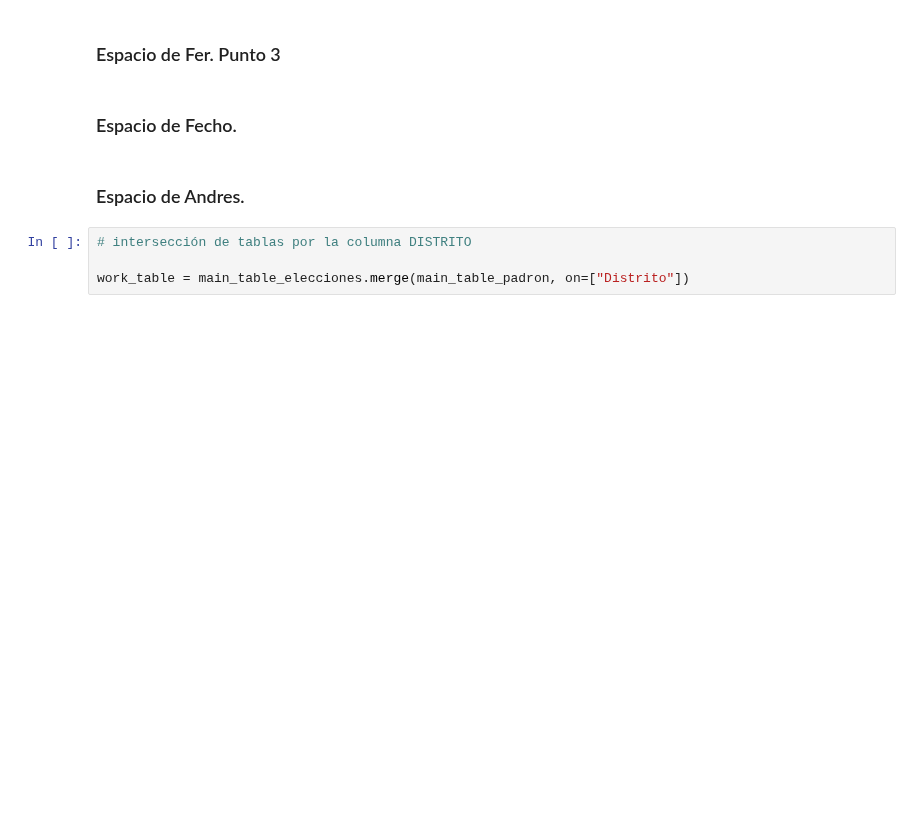
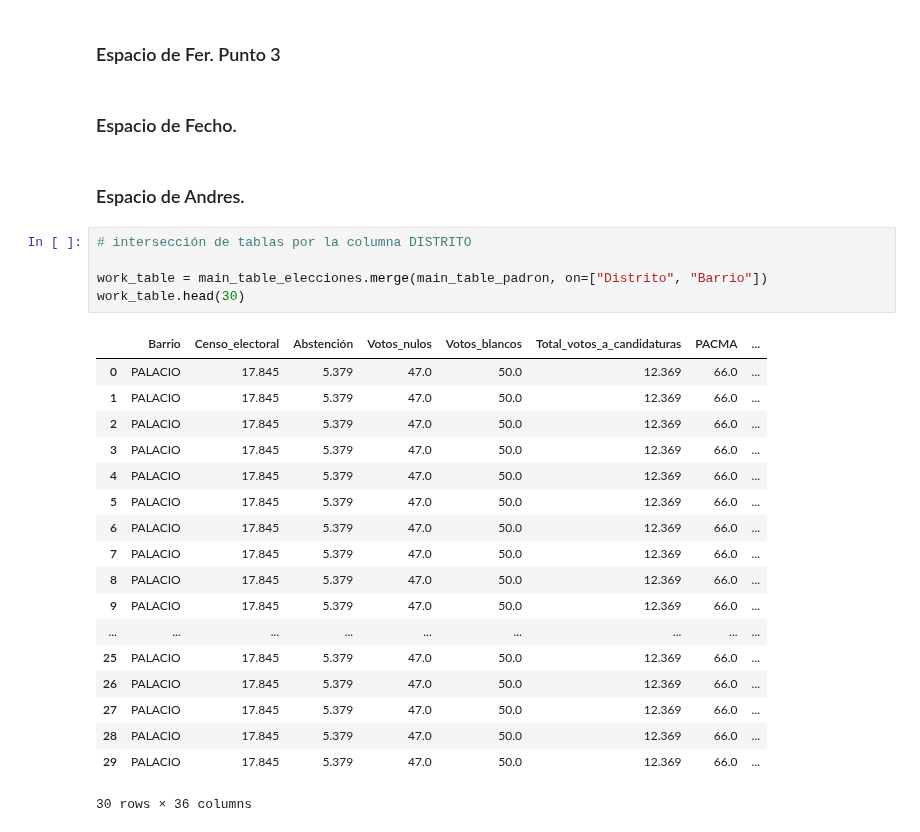
Before and after one commit to InmaLatorre/G3_ProyectoPython, a Jupyter notebook: MAIN.ipynb, the cells around one changed output. Saved outputs shown, nothing was run; the diff lists cells and outputs as text; blank space fills up the shorter version.

```diff
--- a/MAIN.ipynb
+++ b/MAIN.ipynb
@@ -139,7 +139,27 @@ print(vector_districos_padron)
 # %%
 # intersección de tablas por la columna DISTRITO
 
-work_table = main_table_elecciones.merge(main_table_padron, on=["Distrito"])
+work_table = main_table_elecciones.merge(main_table_padron, on=["Distrito", "Barrio"])
+work_table.head(30)
+# %% [output]
+|  | Barrio | Censo_electoral | Abstención | Votos_nulos | Votos_blancos | Total_votos_a_candidaturas | PACMA | ... |
+| 0 | PALACIO | 17.845 | 5.379 | 47.0 | 50.0 | 12.369 | 66.0 | ... |
+| 1 | PALACIO | 17.845 | 5.379 | 47.0 | 50.0 | 12.369 | 66.0 | ... |
+| 2 | PALACIO | 17.845 | 5.379 | 47.0 | 50.0 | 12.369 | 66.0 | ... |
+| 3 | PALACIO | 17.845 | 5.379 | 47.0 | 50.0 | 12.369 | 66.0 | ... |
+| 4 | PALACIO | 17.845 | 5.379 | 47.0 | 50.0 | 12.369 | 66.0 | ... |
+| 5 | PALACIO | 17.845 | 5.379 | 47.0 | 50.0 | 12.369 | 66.0 | ... |
+| 6 | PALACIO | 17.845 | 5.379 | 47.0 | 50.0 | 12.369 | 66.0 | ... |
+| 7 | PALACIO | 17.845 | 5.379 | 47.0 | 50.0 | 12.369 | 66.0 | ... |
+| 8 | PALACIO | 17.845 | 5.379 | 47.0 | 50.0 | 12.369 | 66.0 | ... |
+| 9 | PALACIO | 17.845 | 5.379 | 47.0 | 50.0 | 12.369 | 66.0 | ... |
+| ... | ... | ... | ... | ... | ... | ... | ... | ... |
+| 25 | PALACIO | 17.845 | 5.379 | 47.0 | 50.0 | 12.369 | 66.0 | ... |
+| 26 | PALACIO | 17.845 | 5.379 | 47.0 | 50.0 | 12.369 | 66.0 | ... |
+| 27 | PALACIO | 17.845 | 5.379 | 47.0 | 50.0 | 12.369 | 66.0 | ... |
+| 28 | PALACIO | 17.845 | 5.379 | 47.0 | 50.0 | 12.369 | 66.0 | ... |
+| 29 | PALACIO | 17.845 | 5.379 | 47.0 | 50.0 | 12.369 | 66.0 | ... |
+30 rows × 36 columns
 # %%
 # work_table[work_table.Distrito == 'CENTRO']
 # work_table.groupby('Distrito').agg({'Extranjeros_Total': 'sum', 'Españoles_Total': 'sum'})
```
Also changed, not shown: parts of 4 cells of this notebook, 7 other files.
